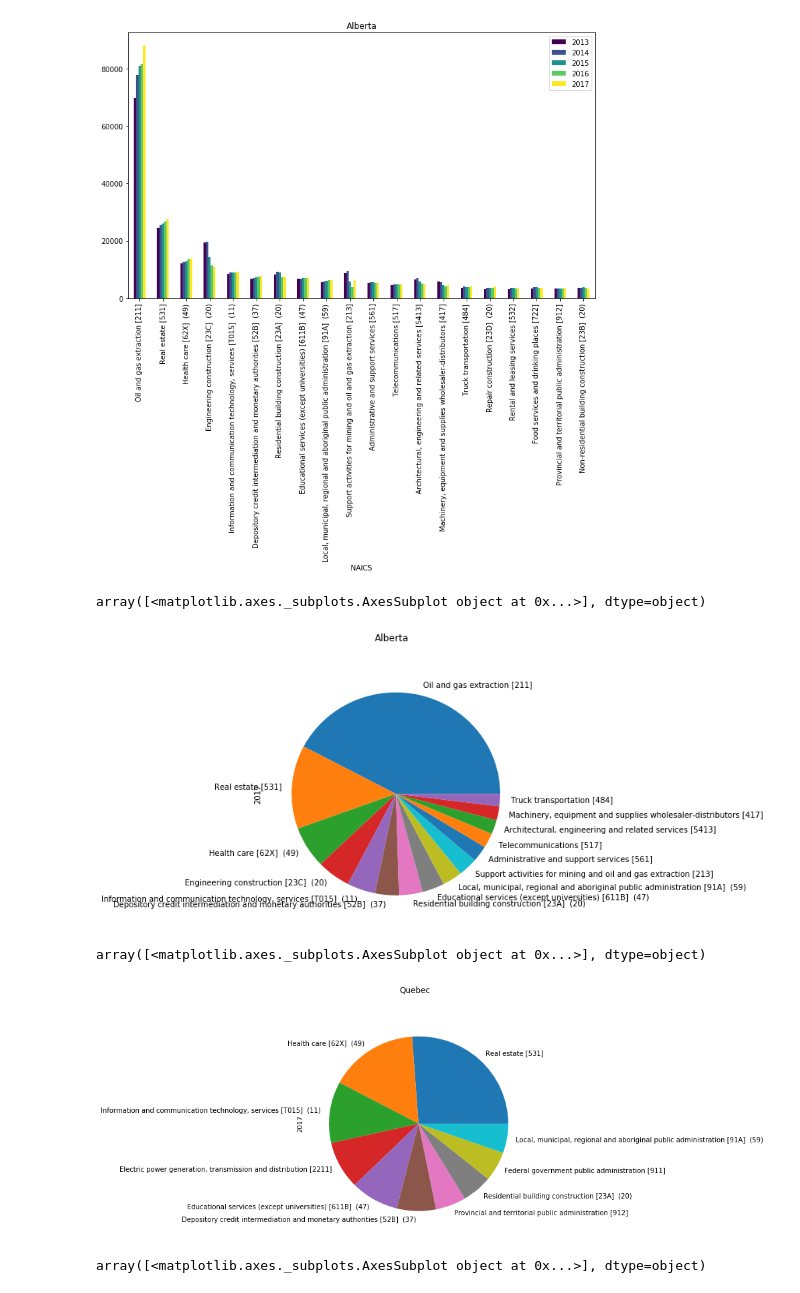
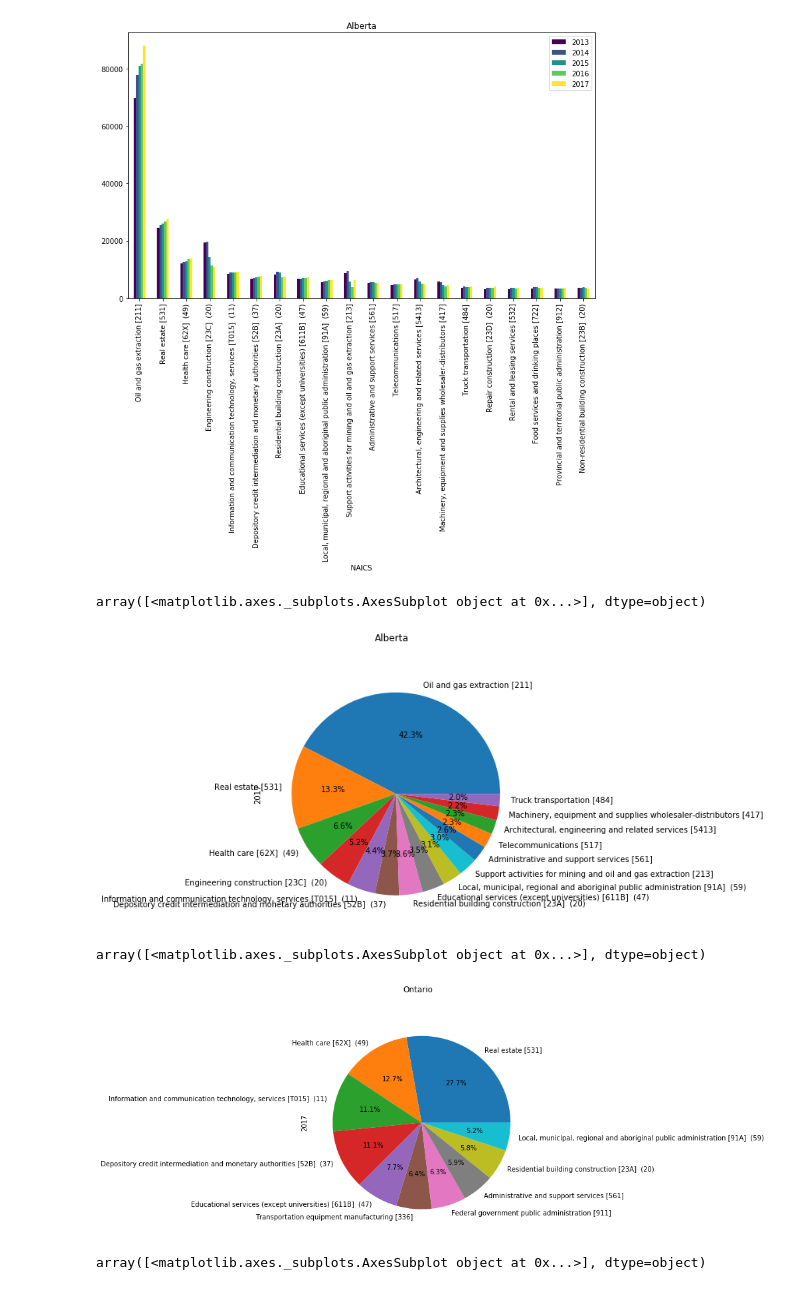
Before and after one commit to colliand/economic-analysis, a Jupyter notebook: provincial-gdp-by-industry.ipynb, the cells around one changed output. Cells and saved outputs as stored; diff of their text form; code cells hidden in the pictures.

```diff
--- a/provincial-gdp-by-industry.ipynb
+++ b/provincial-gdp-by-industry.ipynb
@@ -191,18 +197,18 @@ pd.pivot_table(df.loc[df['Geography']== whichprovince],index=['NAICS'],
 whichprovince = 'Alberta'
 pd.pivot_table(df.loc[df['Geography']== whichprovince],index=['NAICS'],
                aggfunc = sum, values = ['2017']).sort_values(by='2017', ascending=False).head(n=15).plot(
-                kind='pie', subplots=True, title= whichprovince, legend=False, figsize=(6,6))
+                kind='pie', subplots=True, title= whichprovince, legend=False, figsize=(6,6), autopct='%1.1f%%')
 # %% [output]
 array([<matplotlib.axes._subplots.AxesSubplot object at 0x...>], dtype=object)
-[figure, old version]
+[figure, new version]
 # %%
-whichprovince = 'Quebec'
+whichprovince = 'Ontario'
 pd.pivot_table(df.loc[df['Geography']== whichprovince],index=['NAICS'],
                aggfunc = sum, values = ['2017']).sort_values(by='2017', ascending=False).head(n=10).plot(
-                kind='pie', subplots=True, title= whichprovince, legend=False, figsize=(6,6))
+                kind='pie', subplots=True, title= whichprovince, legend=False, figsize=(6,6), autopct='%1.1f%%')
 # %% [output]
 array([<matplotlib.axes._subplots.AxesSubplot object at 0x...>], dtype=object)
-[figure, old version]
+[figure, new version]
 # %%
 whichprovince = 'British Columbia (66)'
 pd.pivot_table(df.loc[df['Geography']== whichprovince],index=['NAICS'],
```
Also changed, not shown: parts of 4 cells of this notebook, 1 other file.
